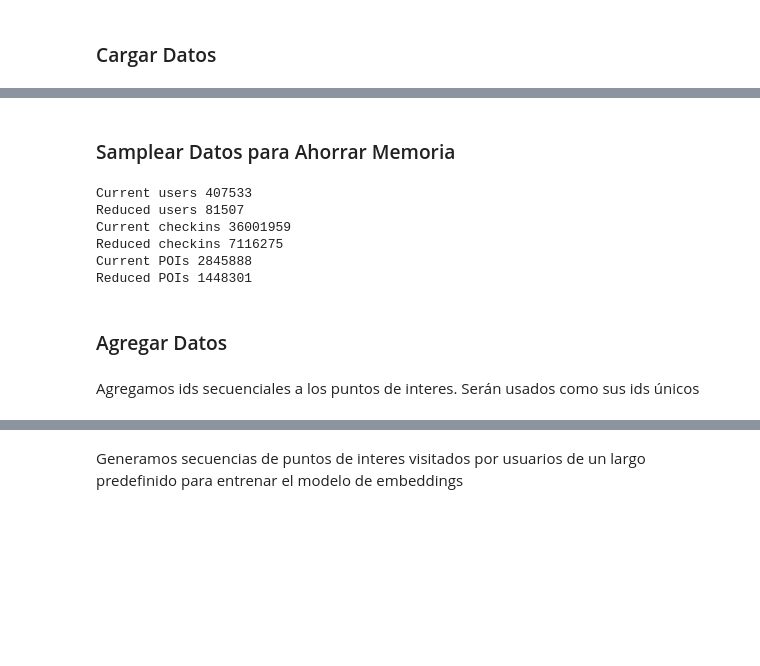
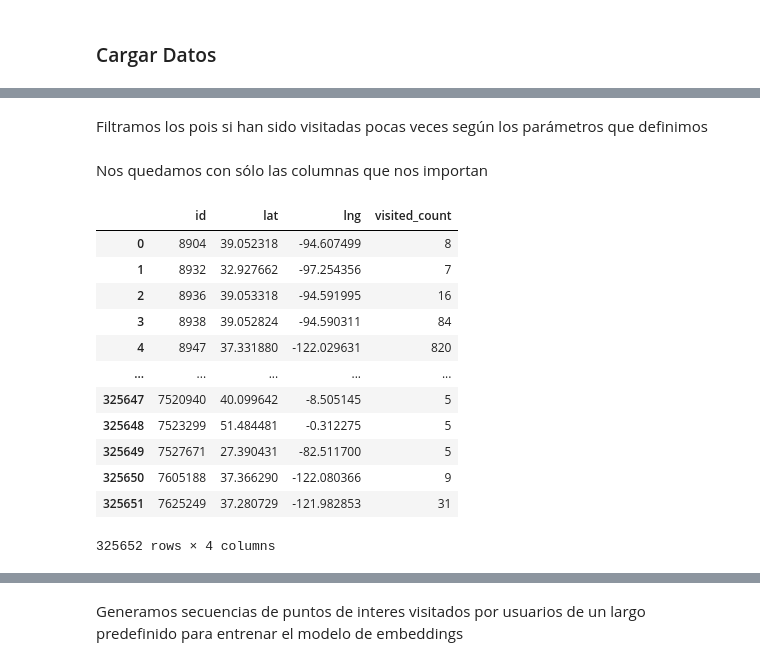
Before and after one commit to rafafdz/proyecto-recsys, a Jupyter notebook: embeddings.ipynb, the cells around one changed output, grey strips where cells are left out. Cells and saved outputs as stored; diff of their text form; code cells hidden in the pictures; blank space fills up the shorter version.

```diff
--- a/embeddings.ipynb
+++ b/embeddings.ipynb
@@ -13,3 +25,8 @@ Para ejecutar múltiples veces
+# %%
+MIN_POI_VISITS = 5
+
+MAX_SEQUENCES_PER_USER = 200
+SEQUENCE_LENGTH = 10
 # %% [markdown]
 # Gowalla Dataset
 # %%
@@ -40,0 +74,6 @@ users = users[['id']]
+# %%
+print('Current users', len(users))
+users = users.sample(frac=USER_FRAC)
+users = users[users.checkin_num >= SEQUENCE_LENGTH]
+users = users[['id']]
+print('Reduced users', len(users))
@@ -67,0 +142,2 @@ pois.sample(5)
+# %% [markdown]
+Filtramos los pois si han sido visitadas pocas veces según los parámetros que definimos
@@ -68,32 +153,19 @@ pois.sample(5)
+# %% [markdown]
+Nos quedamos con sólo las columnas que nos importan
 # %%
-pois = pois[['id', 'lat', 'lng']]
+pois = pois[['id', 'lat', 'lng', 'visited_count']]
+pois
+# %% [output]
+|  | id | lat | lng | visited_count |
+| 0 | 8904 | 39.052318 | -94.607499 | 8 |
+| 1 | 8932 | 32.927662 | -97.254356 | 7 |
+| 2 | 8936 | 39.053318 | -94.591995 | 16 |
+| 3 | 8938 | 39.052824 | -94.590311 | 84 |
+| 4 | 8947 | 37.331880 | -122.029631 | 820 |
+| ... | ... | ... | ... | ... |
+| 325647 | 7520940 | 40.099642 | -8.505145 | 5 |
+| 325648 | 7523299 | 51.484481 | -0.312275 | 5 |
+| 325649 | 7527671 | 27.390431 | -82.511700 | 5 |
+| 325650 | 7605188 | 37.366290 | -122.080366 | 9 |
+| 325651 | 7625249 | 37.280729 | -121.982853 | 31 |
+325652 rows × 4 columns
-# %% [markdown]
-### Samplear Datos para Ahorrar Memoria
-# %%
-USER_FRAC = 0.2
-print('Current users', len(users))
-users = users.sample(frac=USER_FRAC).reset_index(drop=True)
-print('Reduced users', len(users))
-
-# Eliminamos los checkins de los usuarios borrados al hacer un inner join
-print('Current checkins', len(checkins))
-checkins = pd.merge(checkins, users, how='inner', left_on='userid', right_on='id', copy=False)[checkins.columns]
-checkins = checkins.reset_index(drop=True)
-print('Reduced checkins', len(checkins))
-
-# Eliminamos los POI que no se encuentran en ningún checkin
-print('Current POIs', len(pois))
-pois = pd.merge(pois, checkins[['placeid']], how='inner', left_on='id', right_on='placeid', copy=False).drop_duplicates()[pois.columns]
-pois = pois.reset_index(drop=True)
-print('Reduced POIs', len(pois))
-# %% [output]
-Current users 407533
-Reduced users 81507
-Current checkins 36001959
-Reduced checkins 7116275
-Current POIs 2845888
-Reduced POIs 1448301
-# %% [markdown]
-### Agregar Datos
-# %% [markdown]
-Agregamos ids secuenciales a los puntos de interes. Serán usados como sus ids únicos
```
Also changed, not shown: parts of 51 cells of this notebook.
